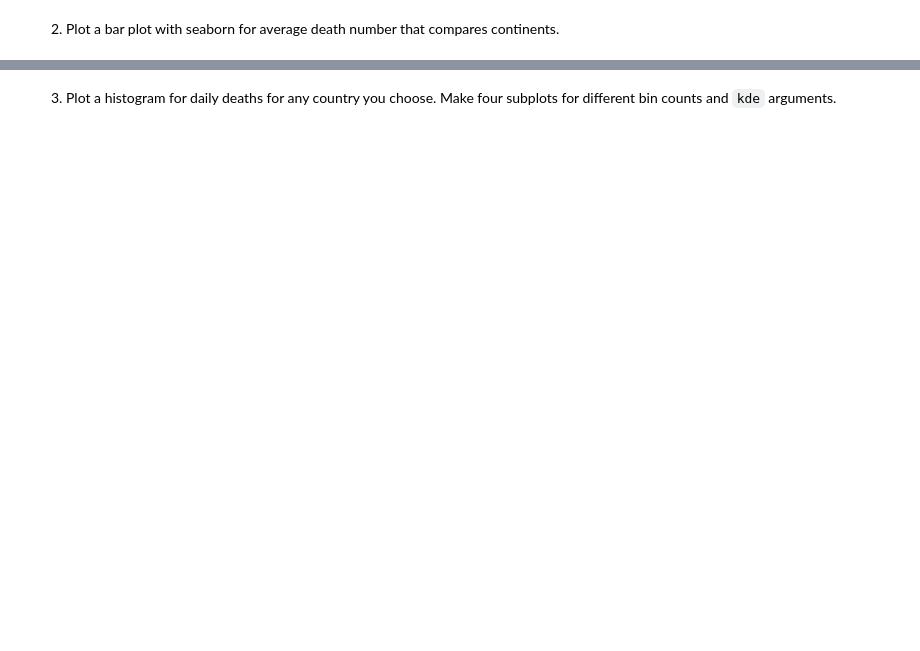
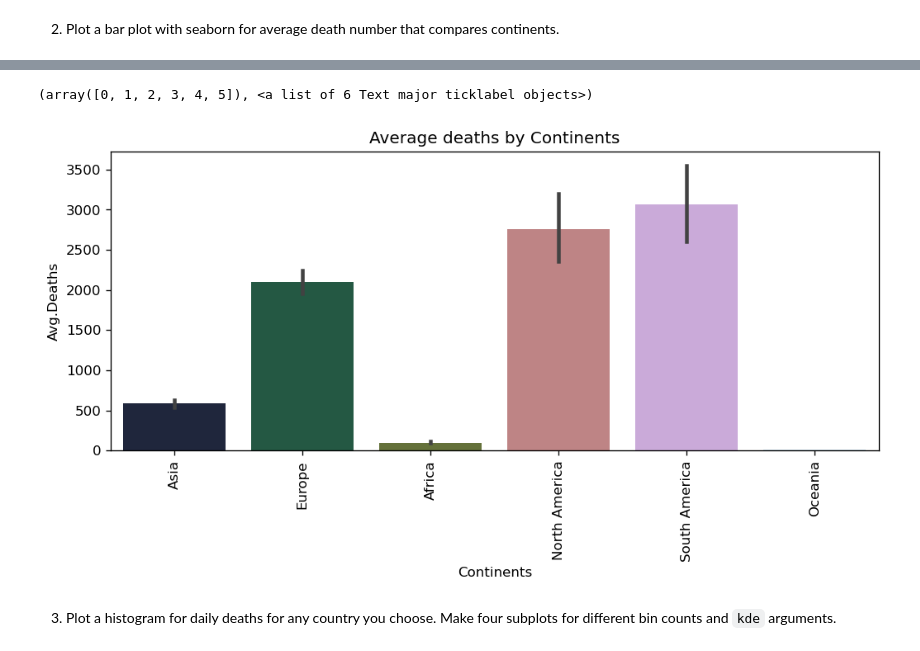
Before and after one commit to fatihbe25/bootrainDS, a Jupyter notebook: 04-Assignments for Visualization/04_06_VisualizationWithSeaborn.ipynb, the cells around one changed output, grey strips where cells are left out. Saved outputs shown, nothing was run; the diff lists cells and outputs as text; code cells hidden in the pictures; blank space fills up the shorter version.

```diff
--- a/04-Assignments for Visualization/04_06_VisualizationWithSeaborn.ipynb
+++ b/04-Assignments for Visualization/04_06_VisualizationWithSeaborn.ipynb
@@ -22,2 +53,16 @@ df = pd.read_csv('owid-covid-data.csv', parse_dates=["date"], low_memory=False)
+# %%
+#continent_avg=covid_data.groupby("continent").agg({"total_deaths":["mean"]})
+#display(covid_data)
+
+fig=plt.figure(figsize=(10,4),dpi=120)
+sns.barplot(x="continent",y="total_deaths",data=covid_data,palette="cubehelix")
+
+plt.title("Average deaths by Continents")
+plt.xlabel("Continents")
+plt.ylabel("Avg.Deaths")
+plt.xticks(rotation=90)
+# %% [output]
+(array([0, 1, 2, 3, 4, 5]), <a list of 6 Text major ticklabel objects>)
+[figure, added]
 # %% [markdown]
 3. Plot a histogram for daily deaths for any country you choose. Make four subplots for different bin counts and `kde` arguments.
```
Also changed, not shown: parts of 8 cells of this notebook.
